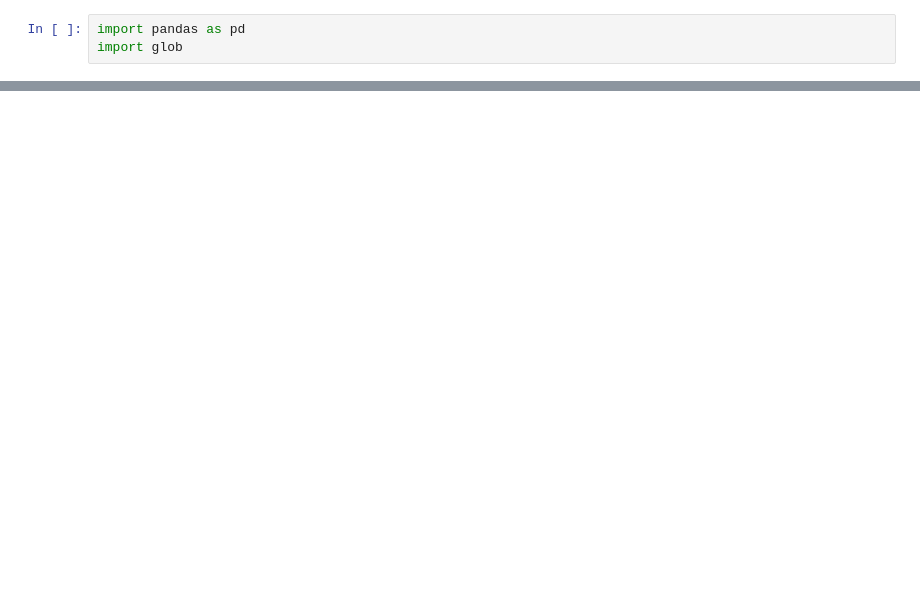
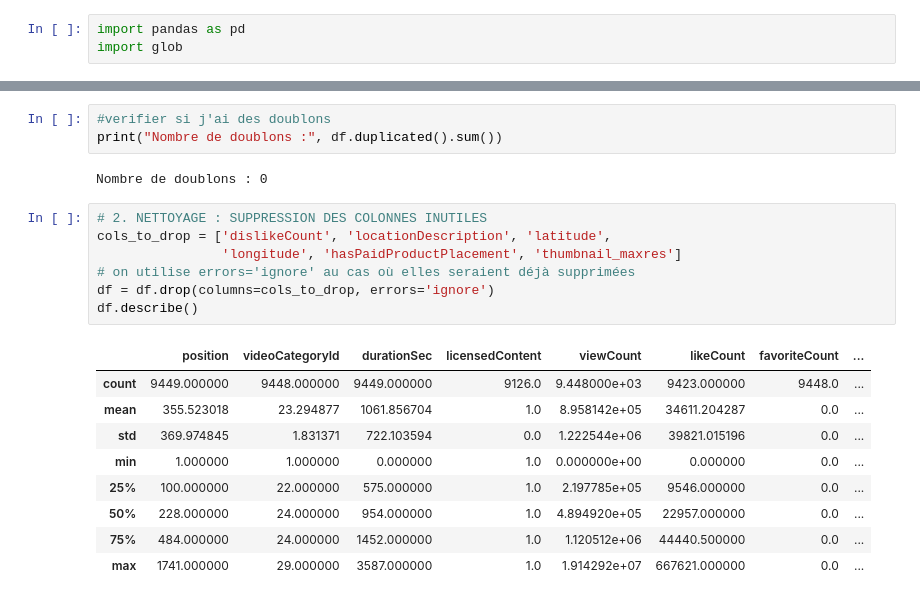
Before and after one commit to Zakaria-Errachidi/youtube-llm, a Jupyter notebook: AnalyseMorWeb.ipynb, the cells around one changed output, grey strips where cells are left out. Saved outputs shown, nothing was run; the diff lists cells and outputs as text; blank space fills up the shorter version.

```diff
--- a/AnalyseMorWeb.ipynb
+++ b/AnalyseMorWeb.ipynb
@@ -61,0 +87,22 @@ memory usage: 2.3+ MB
+# %%
+#verifier si j'ai des doublons
+print("Nombre de doublons :", df.duplicated().sum())
+# %% [output]
+Nombre de doublons : 0
+# %%
+# 2. NETTOYAGE : SUPPRESSION DES COLONNES INUTILES
+cols_to_drop = ['dislikeCount', 'locationDescription', 'latitude',
+                'longitude', 'hasPaidProductPlacement', 'thumbnail_maxres']
+# on utilise errors='ignore' au cas où elles seraient déjà supprimées
+df = df.drop(columns=cols_to_drop, errors='ignore')
+df.describe()
+# %% [output]
+|  | position | videoCategoryId | durationSec | licensedContent | viewCount | likeCount | favoriteCount | ... |
+| count | 9449.000000 | 9448.000000 | 9449.000000 | 9126.0 | 9.448000e+03 | 9423.000000 | 9448.0 | ... |
+| mean | 355.523018 | 23.294877 | 1061.856704 | 1.0 | 8.958142e+05 | 34611.204287 | 0.0 | ... |
+| std | 369.974845 | 1.831371 | 722.103594 | 0.0 | 1.222544e+06 | 39821.015196 | 0.0 | ... |
+| min | 1.000000 | 1.000000 | 0.000000 | 1.0 | 0.000000e+00 | 0.000000 | 0.0 | ... |
+| 25% | 100.000000 | 22.000000 | 575.000000 | 1.0 | 2.197785e+05 | 9546.000000 | 0.0 | ... |
+| 50% | 228.000000 | 24.000000 | 954.000000 | 1.0 | 4.894920e+05 | 22957.000000 | 0.0 | ... |
+| 75% | 484.000000 | 24.000000 | 1452.000000 | 1.0 | 1.120512e+06 | 44440.500000 | 0.0 | ... |
+| max | 1741.000000 | 29.000000 | 3587.000000 | 1.0 | 1.914292e+07 | 667621.000000 | 0.0 | ... |
```
Also changed, not shown: parts of 10 cells of this notebook, 10 other files.
